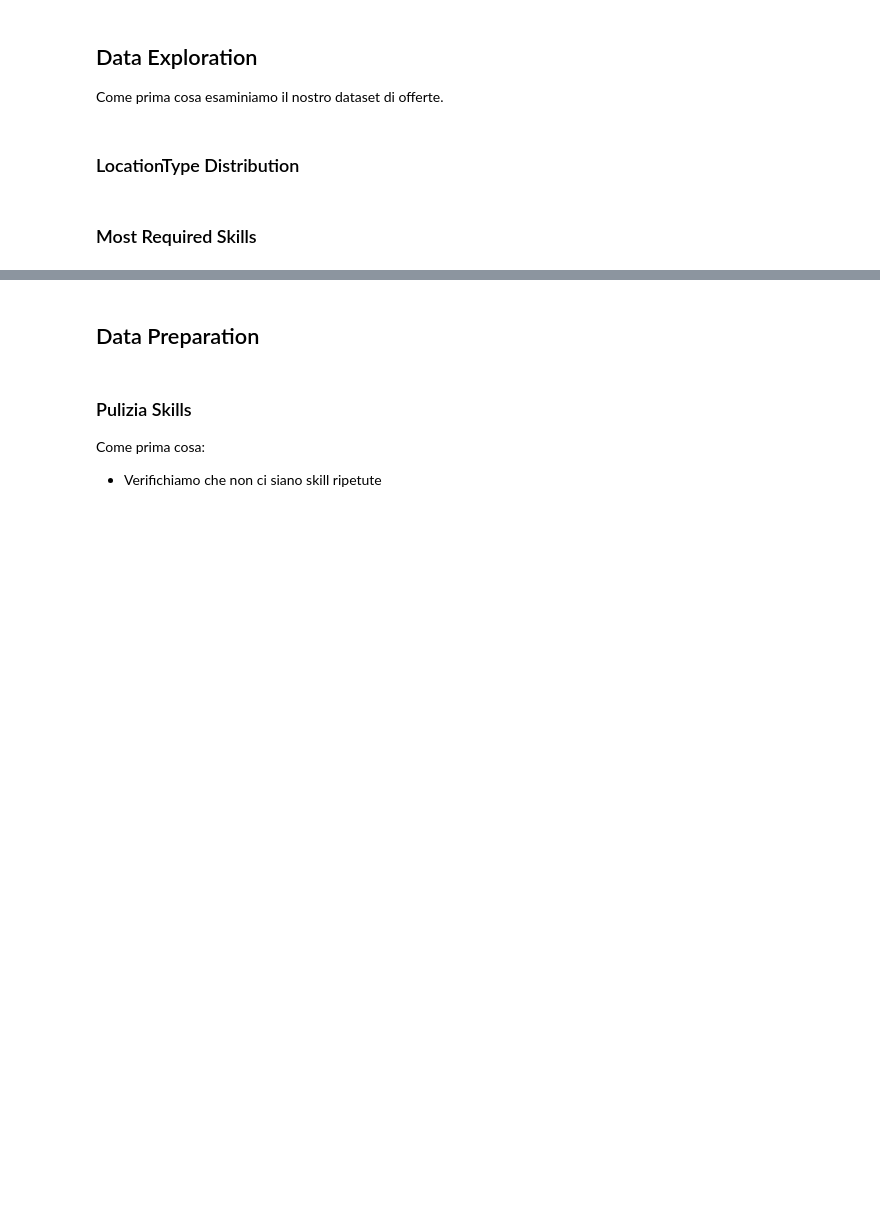
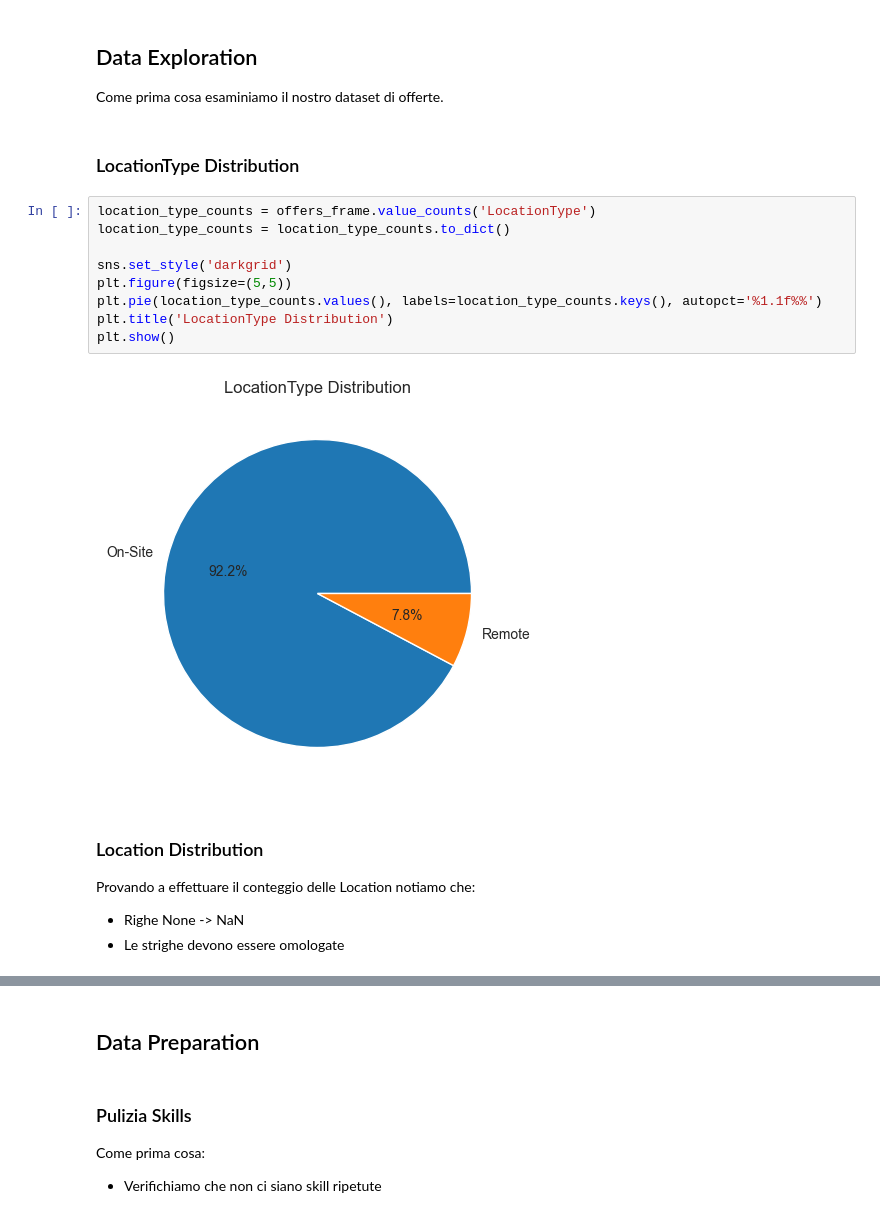
Before and after one commit to antoninoLorenzo/RecommenderSystem_TC, a Jupyter notebook: demo/notebooks/offers.ipynb, the cells around one changed output, grey strips where cells are left out. Saved outputs shown, nothing was run; the diff lists cells and outputs as text; blank space fills up the shorter version.

Commit message:
demo offers

```diff
--- a/demo/notebooks/offers.ipynb
+++ b/demo/notebooks/offers.ipynb
@@ -48,5 +51,19 @@ skills_frame.head(10)
 Come prima cosa esaminiamo il nostro dataset di offerte.
 # %% [markdown]
 ### LocationType Distribution
+# %%
+location_type_counts = offers_frame.value_counts('LocationType')
+location_type_counts = location_type_counts.to_dict()
+
+sns.set_style('darkgrid')
+plt.figure(figsize=(5,5))
+plt.pie(location_type_counts.values(), labels=location_type_counts.keys(), autopct='%1.1f%%')
+plt.title('LocationType Distribution')
+plt.show()
+# %% [output]
+[figure, added]
 # %% [markdown]
-### Most Required Skills
+### Location Distribution
+Provando a effettuare il conteggio delle Location notiamo che:
+- Righe None -> NaN
+- Le strighe devono essere omologate
```
Also changed, not shown: parts of 3 cells of this notebook.
